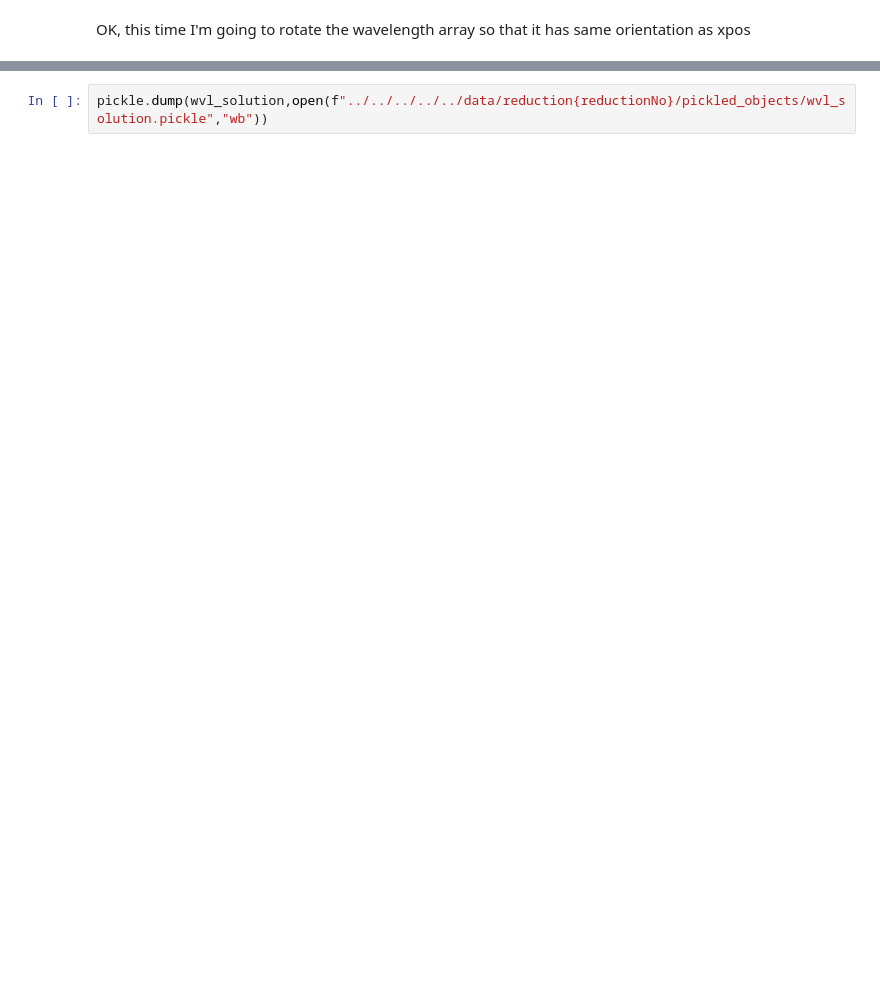
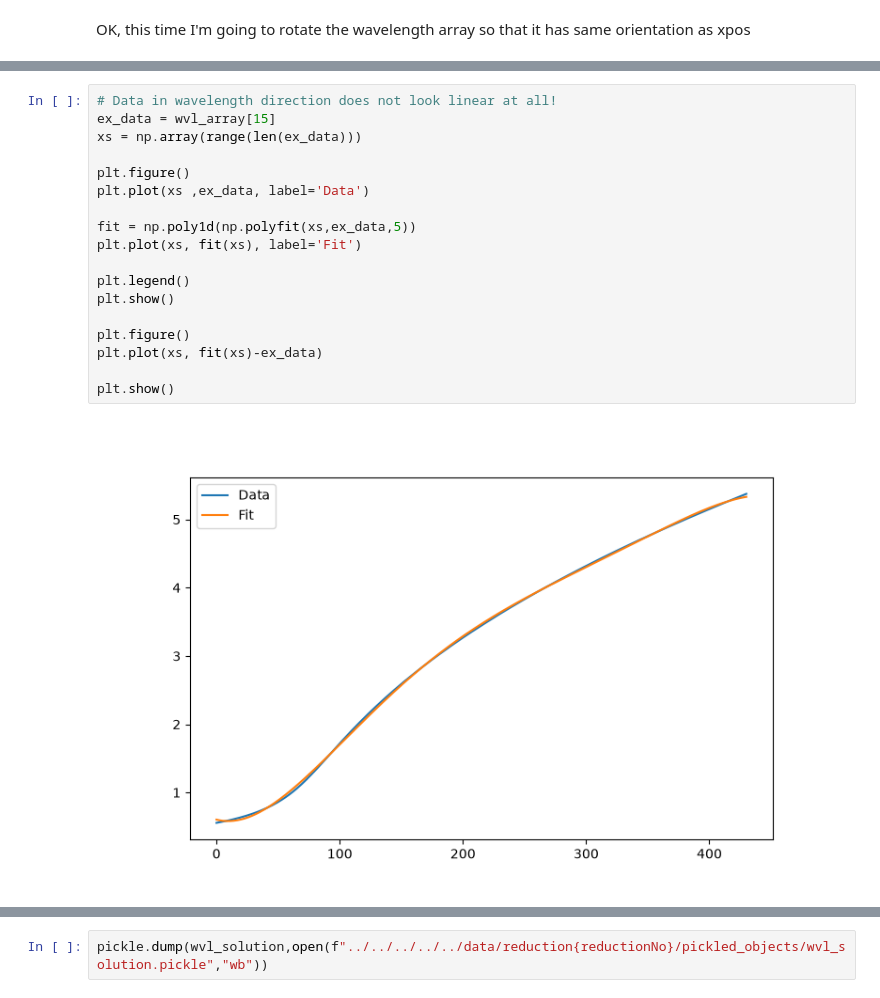
Before and after one commit to J-Ulik/Tiberius, a Jupyter notebook: src/reduction_utils/JWST_utils/reduction_notebooks/3_wavelength_calibration.ipynb, the cells around one changed output, grey strips where cells are left out. Cells and saved outputs as stored; diff of their text form; blank space fills up the shorter version.

Commit message:
Dispersion direction wavelength calibration extention

```diff
--- a/src/reduction_utils/JWST_utils/reduction_notebooks/3_wavelength_calibration.ipynb
+++ b/src/reduction_utils/JWST_utils/reduction_notebooks/3_wavelength_calibration.ipynb
@@ -124,0 +138,20 @@ plt.show()
+# %%
+# Data in wavelength direction does not look linear at all!
+ex_data = wvl_array[15]
+xs = np.array(range(len(ex_data)))
+
+plt.figure()
+plt.plot(xs ,ex_data, label='Data')
+
+fit = np.poly1d(np.polyfit(xs,ex_data,5))
+plt.plot(xs, fit(xs), label='Fit')
+
+plt.legend()
+plt.show()
+
+plt.figure()
+plt.plot(xs, fit(xs)-ex_data)
+
+plt.show()
+# %% [output]
+[figure, added]
```
Also changed, not shown: parts of 9 cells of this notebook.
